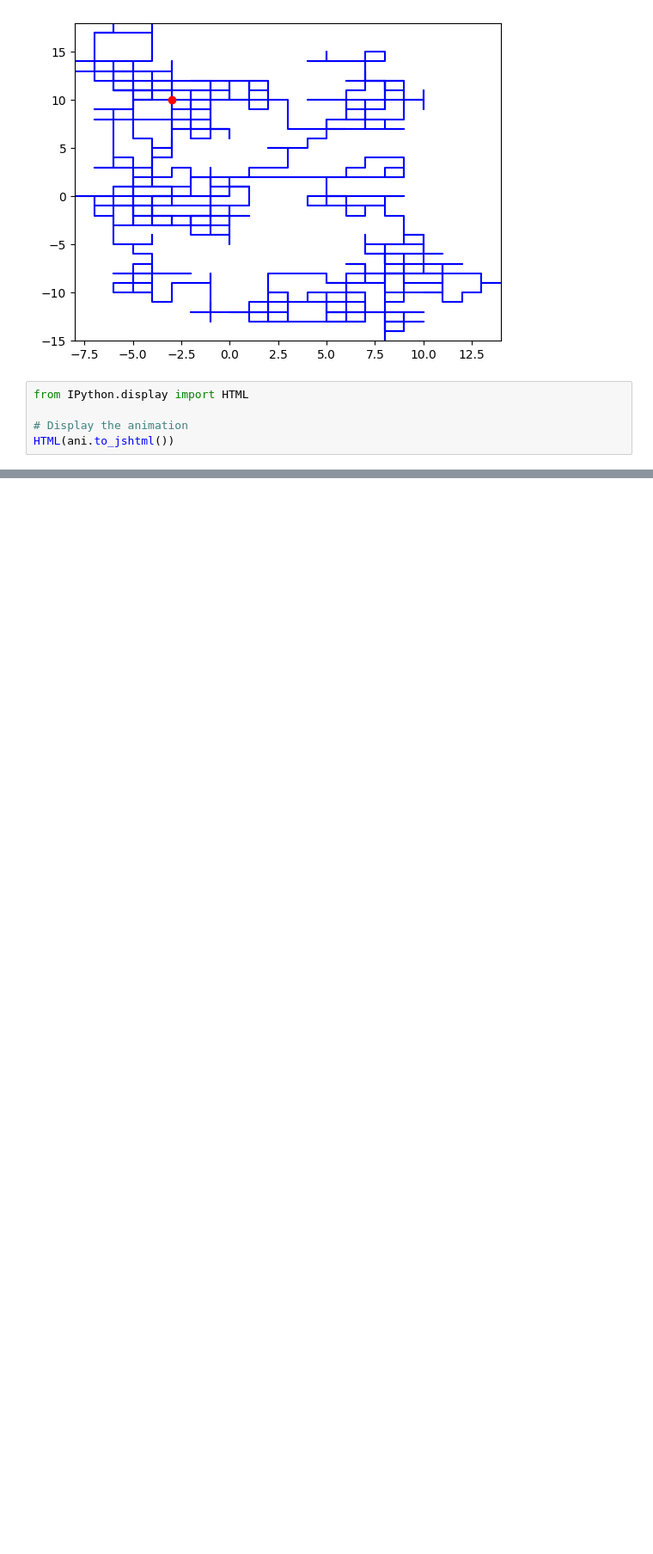
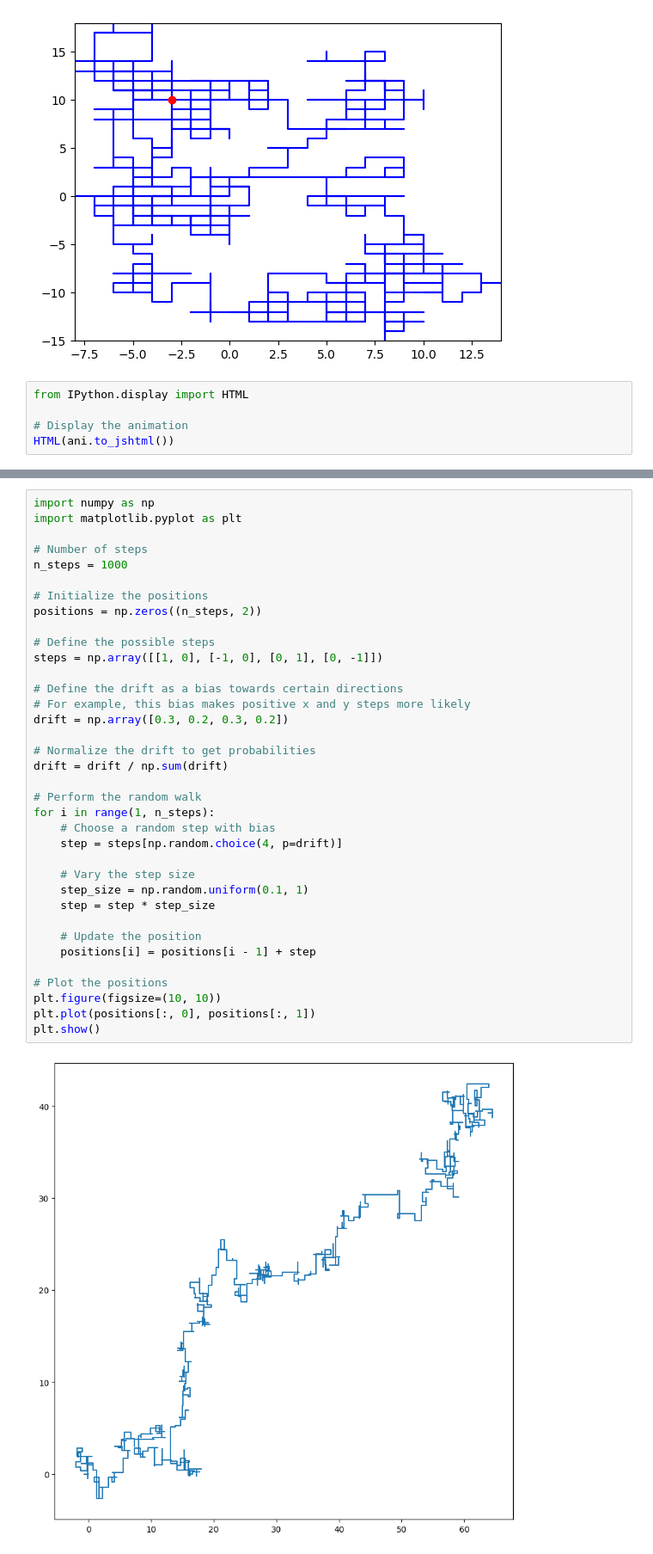
Before and after one commit to ashababnoor/code-bits, a Jupyter notebook: simulations/random-walk-simulation.ipynb, the cells around one changed output, grey strips where cells are left out. Shown: that part at 86% size. Cells and saved outputs as stored; diff of their text form; blank space fills up the shorter version.

Commit message:
feat: added 2D random walk with drift and varying step size in random walk sim notebook

```diff
--- a/simulations/random-walk-simulation.ipynb
+++ b/simulations/random-walk-simulation.ipynb
@@ -157,0 +160,38 @@ HTML(ani.to_jshtml())
+# %%
+import numpy as np
+import matplotlib.pyplot as plt
+
+# Number of steps
+n_steps = 1000
+
+# Initialize the positions
+positions = np.zeros((n_steps, 2))
+
+# Define the possible steps
+steps = np.array([[1, 0], [-1, 0], [0, 1], [0, -1]])
+
+# Define the drift as a bias towards certain directions
+# For example, this bias makes positive x and y steps more likely
+drift = np.array([0.3, 0.2, 0.3, 0.2])
+
+# Normalize the drift to get probabilities
+drift = drift / np.sum(drift)
+
+# Perform the random walk
+for i in range(1, n_steps):
+    # Choose a random step with bias
+    step = steps[np.random.choice(4, p=drift)]
+
+    # Vary the step size
+    step_size = np.random.uniform(0.1, 1)
+    step = step * step_size
+
+    # Update the position
+    positions[i] = positions[i - 1] + step
+
+# Plot the positions
+plt.figure(figsize=(10, 10))
+plt.plot(positions[:, 0], positions[:, 1])
+plt.show()
+# %% [output]
+[figure, added]
```
Also changed, not shown: parts of 1 cell of this notebook.
